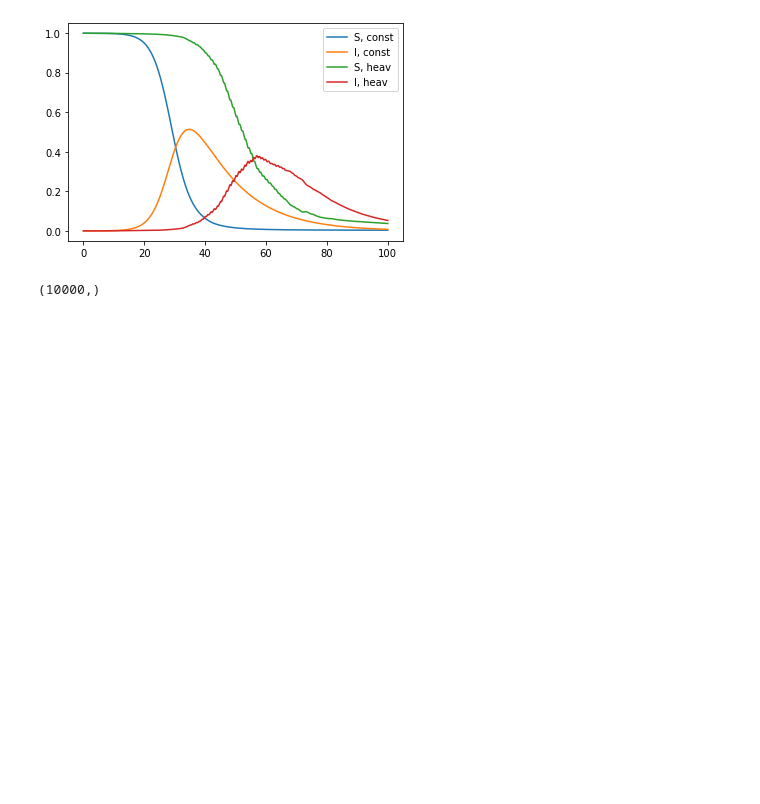
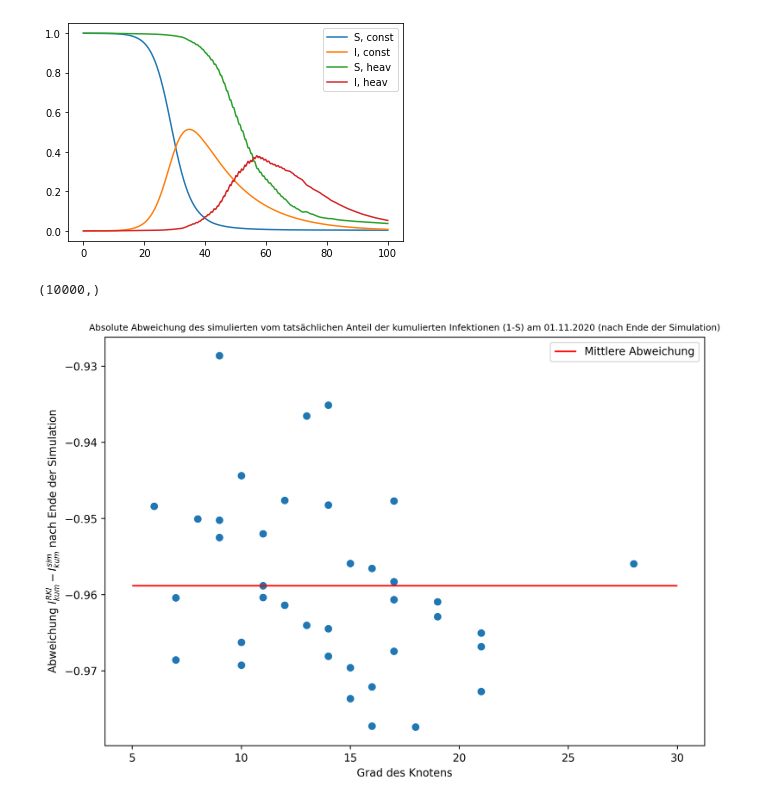
Before and after one commit to torbensun/Modeling-Of-Epidemics-With-Compartmental-And-Network-Models, a Jupyter notebook: Project.ipynb, the cells around one changed output. Cells and saved outputs as stored; diff of their text form; code cells hidden in the pictures; blank space fills up the shorter version.

```diff
--- a/Project.ipynb
+++ b/Project.ipynb
@@ -320,22 +320,22 @@ def write(i, x):
 a = [1, 2, 3]
 b = [4, 5, 6]
 # %%
-a = initial_compartment_distribution(12, "2020/07/24")
-initCond = np.zeros(12*4)
+a = initial_compartment_distribution(38, "2020/07/24")
+initCond = np.zeros(38*4)
 
-for i in range(12):
+for i in range(38):
     initCond[i] = a[i][0]
-    initCond[i + 12] = a[i][1]
-    initCond[i + 24] = a[i][2]
-    initCond[i + 36] = a[i][3]
+    initCond[i + 38] = a[i][1]
+    initCond[i + 38*2] = a[i][2]
+    initCond[i + 38*3] = a[i][3]
 
-N = region_setup(12)[0]
+N = region_setup(38)[0]
 
 
 tzero = np.array([0, 0.4, 0.8])
 
 
-simulation001 = Data(12, "Pendler.txt", 0.6, import_rki_data(N, 7)[2])
+simulation001 = Data(38, "Pendler.txt", 0.6, import_rki_data(N, 7)[2])
 
 t = np.linspace(0, 100, 10000)
 
@@ -355,3 +357,32 @@ plt.show()
 print(np.shape(sol.t))
 # %% [output]
 (10000,)
+# %%
+pendler = np.loadtxt("Pendler.txt")
+degree_dist = np.zeros((38))
+for i in range(38):
+    for j in range (38):
+        if(pendler[i][j] != 0):
+            degree_dist[i] += 1
+            degree_dist[j] += 1
+# %%
+#We are interested in the cumulative amount of infected (1-S) at the end of the observed time interval:
+
+RKI_data = np.load("Internal Data/rki_region_compartment_distribution38.npy")
+
+diff_cum_I_final = np.zeros(38)
+for i in range(38):
+    diff_cum_I_final[i] = (1-RKI_data[i][0][-1]) - (1-sol.y[i][-1])
+
+avg_diff_cum_I_final=np.mean(diff_cum_I_final)
+# %%
+plt.figure(figsize=(10,7),dpi=250)
+plt.title("Absolute Abweichung des simulierten vom tatsächlichen Anteil der kumulierten Infektionen (1-S) am 01.11.2020 (nach Ende der Simulation)",fontsize='small')
+plt.xlabel('Grad des Knotens')
+plt.ylabel(r"Abweichung $I_{kum}^{RKI}-I_{kum}^{sim}$ nach Ende der Simulation")
+plt.scatter(degree_dist,diff_cum_I_final)
+plt.hlines(avg_diff_cum_I_final,5,30,color='red',label='Mittlere Abweichung')
+plt.legend()
+plt.savefig("Media/Boundaries_38_degree_dist")
+# %% [output]
+[figure, added]
```
Also changed, not shown: parts of 1 cell of this notebook, 1 other file.
